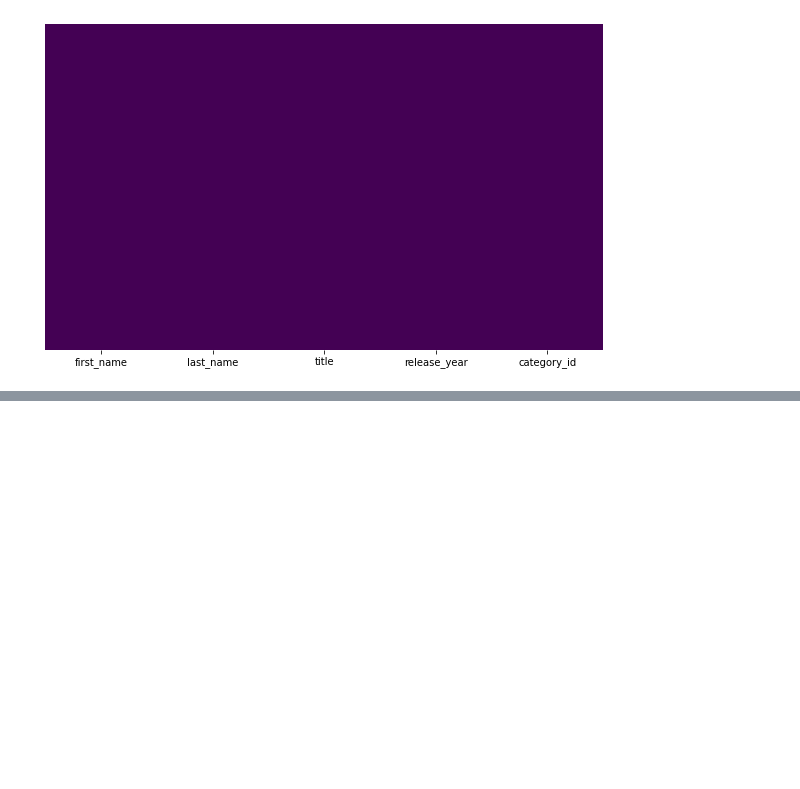
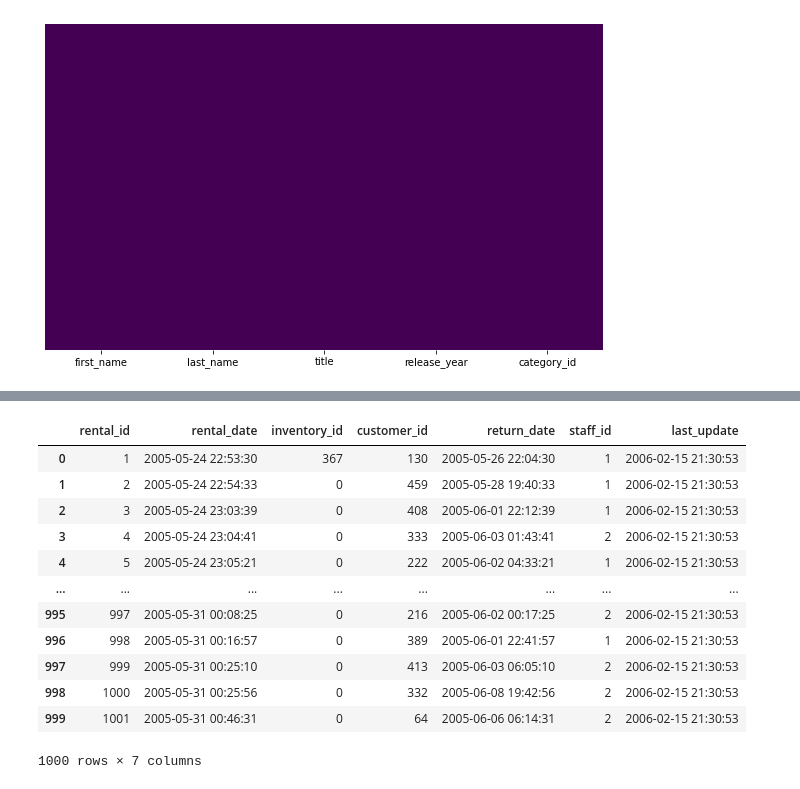
Before and after one commit to trabalong/project2_building_sqldata, a Jupyter notebook: code.ipynb, the cells around one changed output, grey strips where cells are left out. Cells and saved outputs as stored; diff of their text form; code cells hidden in the pictures; blank space fills up the shorter version.

```diff
--- a/code.ipynb
+++ b/code.ipynb
@@ -58,0 +142,18 @@ getGraphic(old_hdd)
+# %%
+rental.inventory_id[rental.inventory_id>1000] = 0
+
+rental
+# %% [output]
+|  | rental_id | rental_date | inventory_id | customer_id | return_date | staff_id | last_update |
+| 0 | 1 | 2005-05-24 22:53:30 | 367 | 130 | 2005-05-26 22:04:30 | 1 | 2006-02-15 21:30:53 |
+| 1 | 2 | 2005-05-24 22:54:33 | 0 | 459 | 2005-05-28 19:40:33 | 1 | 2006-02-15 21:30:53 |
+| 2 | 3 | 2005-05-24 23:03:39 | 0 | 408 | 2005-06-01 22:12:39 | 1 | 2006-02-15 21:30:53 |
+| 3 | 4 | 2005-05-24 23:04:41 | 0 | 333 | 2005-06-03 01:43:41 | 2 | 2006-02-15 21:30:53 |
+| 4 | 5 | 2005-05-24 23:05:21 | 0 | 222 | 2005-06-02 04:33:21 | 1 | 2006-02-15 21:30:53 |
+| ... | ... | ... | ... | ... | ... | ... | ... |
+| 995 | 997 | 2005-05-31 00:08:25 | 0 | 216 | 2005-06-02 00:17:25 | 2 | 2006-02-15 21:30:53 |
+| 996 | 998 | 2005-05-31 00:16:57 | 0 | 389 | 2005-06-01 22:41:57 | 1 | 2006-02-15 21:30:53 |
+| 997 | 999 | 2005-05-31 00:25:10 | 0 | 413 | 2005-06-03 06:05:10 | 2 | 2006-02-15 21:30:53 |
+| 998 | 1000 | 2005-05-31 00:25:56 | 0 | 332 | 2005-06-08 19:42:56 | 2 | 2006-02-15 21:30:53 |
+| 999 | 1001 | 2005-05-31 00:46:31 | 0 | 64 | 2005-06-06 06:14:31 | 2 | 2006-02-15 21:30:53 |
+1000 rows × 7 columns
```
Also changed, not shown: parts of 31 cells of this notebook, 18 other files.
